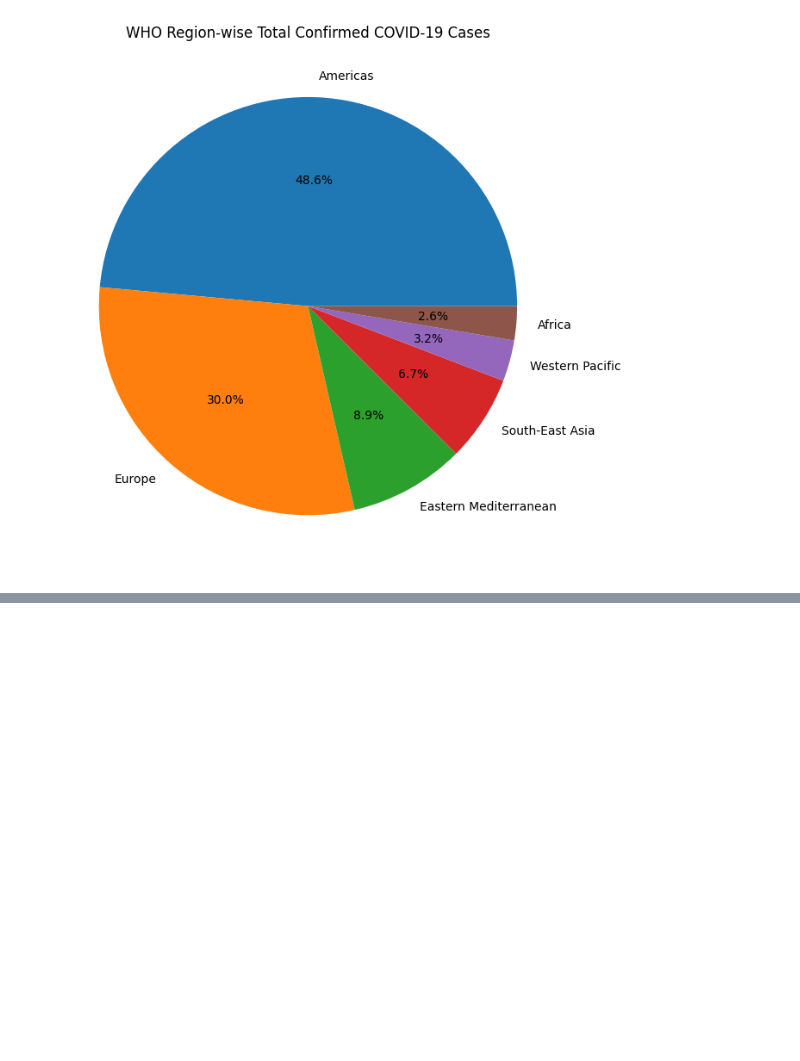
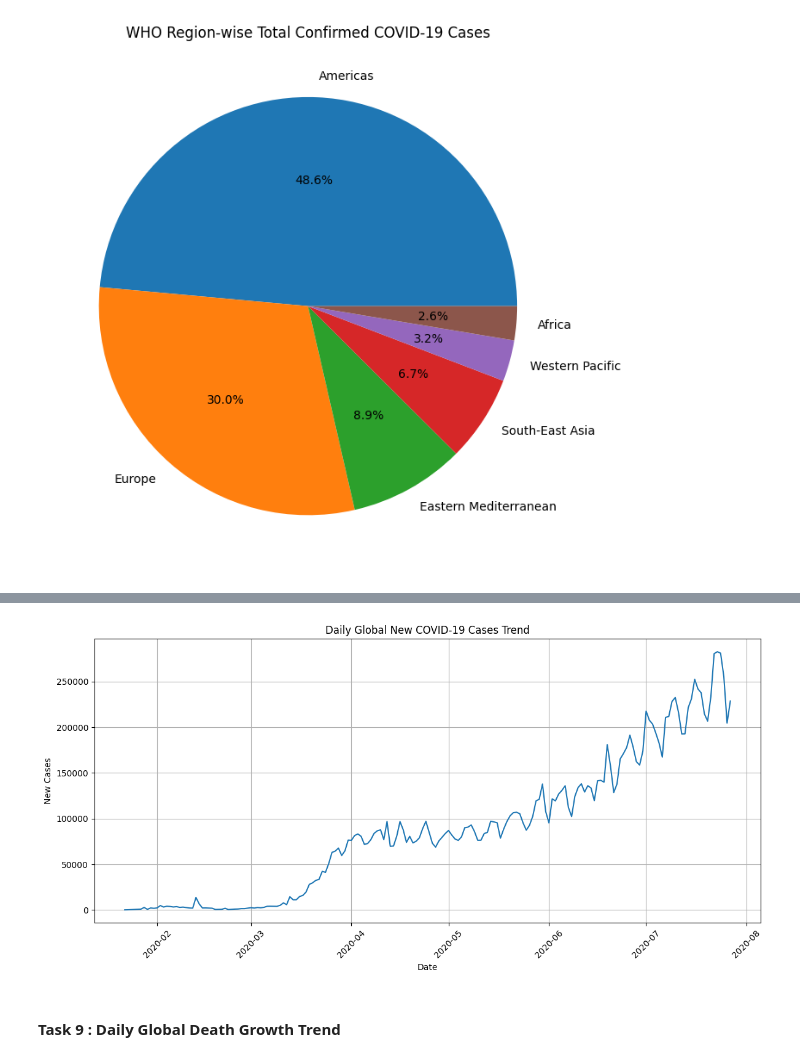
Before and after one commit to anshkhare1607-web/CovidPySpark, a Jupyter notebook: main.ipynb, the cells around one changed output, grey strips where cells are left out. Cells and saved outputs as stored; diff of their text form; code cells hidden in the pictures; blank space fills up the shorter version.

Commit message:
added [Ansh] - Module 5: Window Function Tasks

```diff
--- a/main.ipynb
+++ b/main.ipynb
@@ -548,0 +569,11 @@ plt.show()
+# %%
+# Select Required Columns
+daily_cases_df = df_day_wise.select(
+    "Date",
+    "New cases"
+)
+
+# Convert Spark DataFrame to Pandas (Needed for matplotlib visualization)
+
+daily_cases_pd = daily_cases_df.toPandas()
+daily_cases_pd.head()
@@ -548,0 +587,17 @@ plt.show()
+# %%
+# Plot : Daily Global New Cases Trend
+plt.figure(figsize=(14,6))
+plt.plot(
+    daily_cases_pd["Date"],
+    daily_cases_pd["New cases"]
+)
+plt.title("Daily Global New COVID-19 Cases Trend")
+plt.xlabel("Date")
+plt.ylabel("New Cases")
+plt.xticks(rotation=45)
+plt.grid(True)
+plt.show()
+# %% [output]
+[figure, added]
+# %% [markdown]
+#### **Task 9** : Daily Global Death Growth Trend
```
Also changed, not shown: parts of 16 cells of this notebook.
